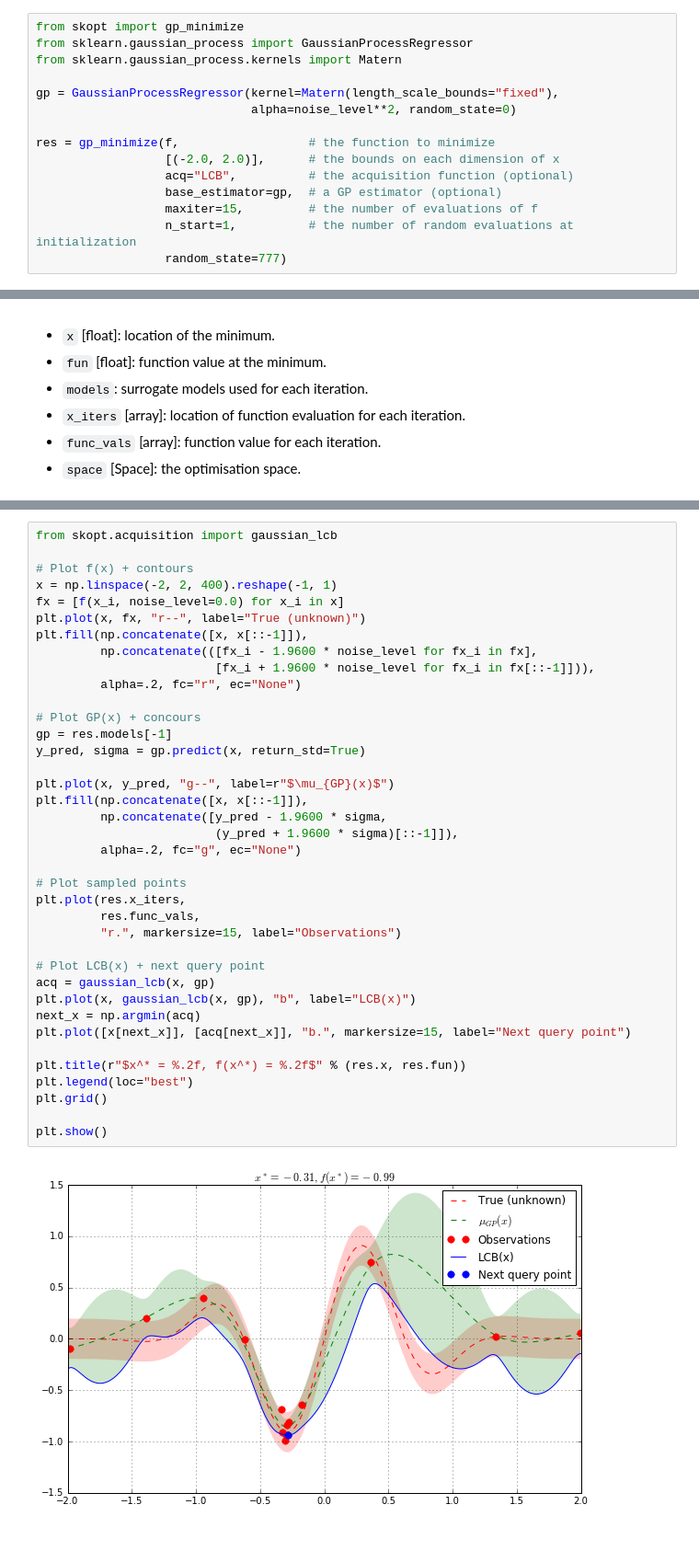
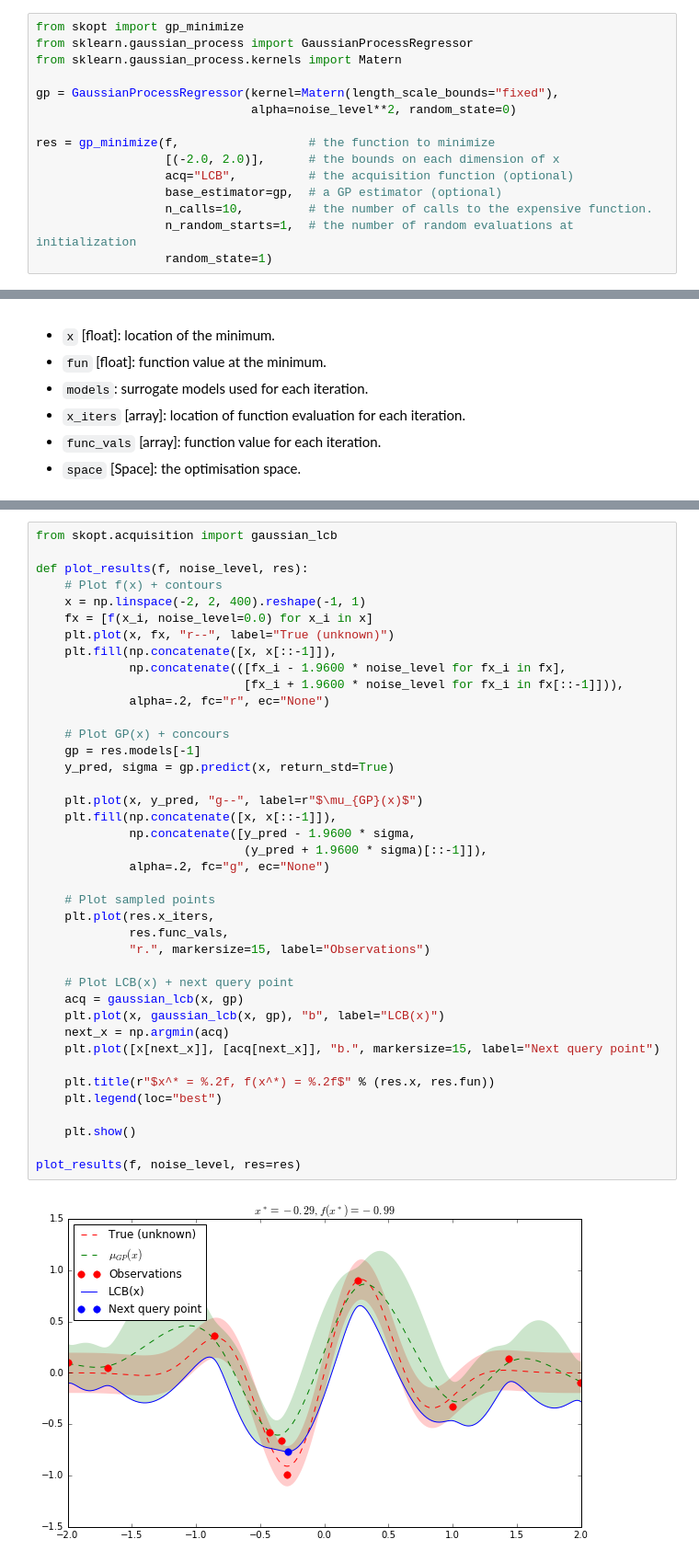
Before and after one commit to scikit-optimize/scikit-optimize, a Jupyter notebook: examples/bayesian-optimisation.ipynb, the cells around one changed output, grey strips where cells are left out. Shown: that part at 92% size. Cells and saved outputs as stored; diff of their text form; blank space fills up the shorter version.

Commit message:
[API] Remove max_iter and n_start and add n_model_iter and n_random_start

```diff
--- a/examples/bayesian-optimisation.ipynb
+++ b/examples/bayesian-optimisation.ipynb
@@ -85,9 +87,9 @@ res = gp_minimize(f,                  # the function to minimize
                   [(-2.0, 2.0)],      # the bounds on each dimension of x
                   acq="LCB",          # the acquisition function (optional)
                   base_estimator=gp,  # a GP estimator (optional)
-                  maxiter=15,         # the number of evaluations of f
-                  n_start=1,          # the number of random evaluations at initialization
-                  random_state=777)
+                  n_calls=10,         # the number of calls to the expensive function.
+                  n_random_starts=1,  # the number of random evaluations at initialization
+                  random_state=1)
 # %% [markdown]
 Accordingly, the approximated minimum is found to be:
 # %%
@@ -135,40 +131,42 @@ plot_convergence(res)
 # %%
 from skopt.acquisition import gaussian_lcb
 
-# Plot f(x) + contours
-x = np.linspace(-2, 2, 400).reshape(-1, 1)
-fx = [f(x_i, noise_level=0.0) for x_i in x]
-plt.plot(x, fx, "r--", label="True (unknown)")
-plt.fill(np.concatenate([x, x[::-1]]),
-         np.concatenate(([fx_i - 1.9600 * noise_level for fx_i in fx],
-                         [fx_i + 1.9600 * noise_level for fx_i in fx[::-1]])),
-         alpha=.2, fc="r", ec="None")
+def plot_results(f, noise_level, res):
+    # Plot f(x) + contours
+    x = np.linspace(-2, 2, 400).reshape(-1, 1)
+    fx = [f(x_i, noise_level=0.0) for x_i in x]
+    plt.plot(x, fx, "r--", label="True (unknown)")
+    plt.fill(np.concatenate([x, x[::-1]]),
+             np.concatenate(([fx_i - 1.9600 * noise_level for fx_i in fx],
+                             [fx_i + 1.9600 * noise_level for fx_i in fx[::-1]])),
+             alpha=.2, fc="r", ec="None")
 
-# Plot GP(x) + concours
-gp = res.models[-1]
-y_pred, sigma = gp.predict(x, return_std=True)
+    # Plot GP(x) + concours
+    gp = res.models[-1]
+    y_pred, sigma = gp.predict(x, return_std=True)
 
-plt.plot(x, y_pred, "g--", label=r"$\mu_{GP}(x)$")
-plt.fill(np.concatenate([x, x[::-1]]),
-         np.concatenate([y_pred - 1.9600 * sigma,
-                         (y_pred + 1.9600 * sigma)[::-1]]),
-         alpha=.2, fc="g", ec="None")
+    plt.plot(x, y_pred, "g--", label=r"$\mu_{GP}(x)$")
+    plt.fill(np.concatenate([x, x[::-1]]),
+             np.concatenate([y_pred - 1.9600 * sigma,
+                             (y_pred + 1.9600 * sigma)[::-1]]),
+             alpha=.2, fc="g", ec="None")
 
-# Plot sampled points
-plt.plot(res.x_iters,
-         res.func_vals,
-         "r.", markersize=15, label="Observations")
+    # Plot sampled points
+    plt.plot(res.x_iters,
+             res.func_vals,
+             "r.", markersize=15, label="Observations")
 
-# Plot LCB(x) + next query point
-acq = gaussian_lcb(x, gp)
-plt.plot(x, gaussian_lcb(x, gp), "b", label="LCB(x)")
-next_x = np.argmin(acq)
-plt.plot([x[next_x]], [acq[next_x]], "b.", markersize=15, label="Next query point")
+    # Plot LCB(x) + next query point
+    acq = gaussian_lcb(x, gp)
+    plt.plot(x, gaussian_lcb(x, gp), "b", label="LCB(x)")
+    next_x = np.argmin(acq)
+    plt.plot([x[next_x]], [acq[next_x]], "b.", markersize=15, label="Next query point")
 
-plt.title(r"$x^* = %.2f, f(x^*) = %.2f$" % (res.x, res.fun))
-plt.legend(loc="best")
-plt.grid()
+    plt.title(r"$x^* = %.2f, f(x^*) = %.2f$" % (res.x, res.fun))
+    plt.legend(loc="best")
 
-plt.show()
+    plt.show()
+
+plot_results(f, noise_level, res=res)
 # %% [output]
-[figure, old version]
+[figure, new version]
```
Also changed, not shown: parts of 5 cells of this notebook, 5 other files.
